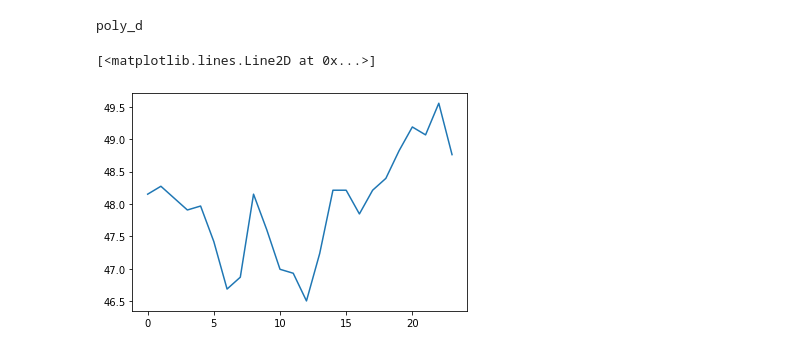
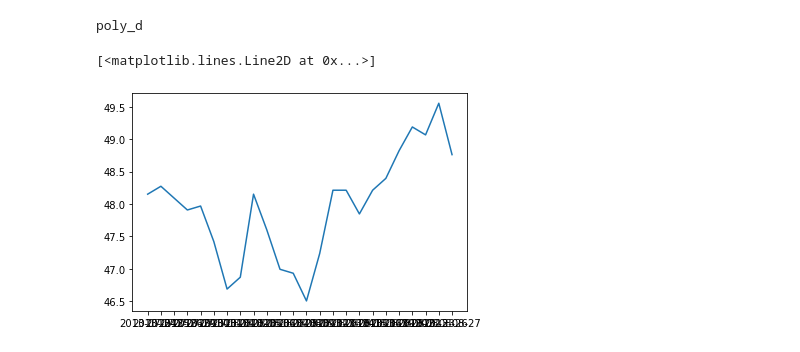
Before and after one commit to imjimmylol/dash, a Jupyter notebook: debug2.ipynb, the cells around one changed output. Drawn from its saved outputs; the diff is of its cells as text; code cells hidden in the pictures.

```diff
--- a/debug2.ipynb
+++ b/debug2.ipynb
@@ -68,7 +66,7 @@ s_res, e_res = res_process.range_2_num(search_res)
 # %% [output]
 poly_d
 # %%
-plt.plot(x,df['Close'][s_res:e_res])
+plt.plot(df["Date"][s_res:e_res],df['Close'][s_res:e_res])
 # %% [output]
 [<matplotlib.lines.Line2D at 0x...>]
-[figure, old version]
+[figure, new version]
```
Also changed, not shown: parts of 5 cells of this notebook, 2 other files.
